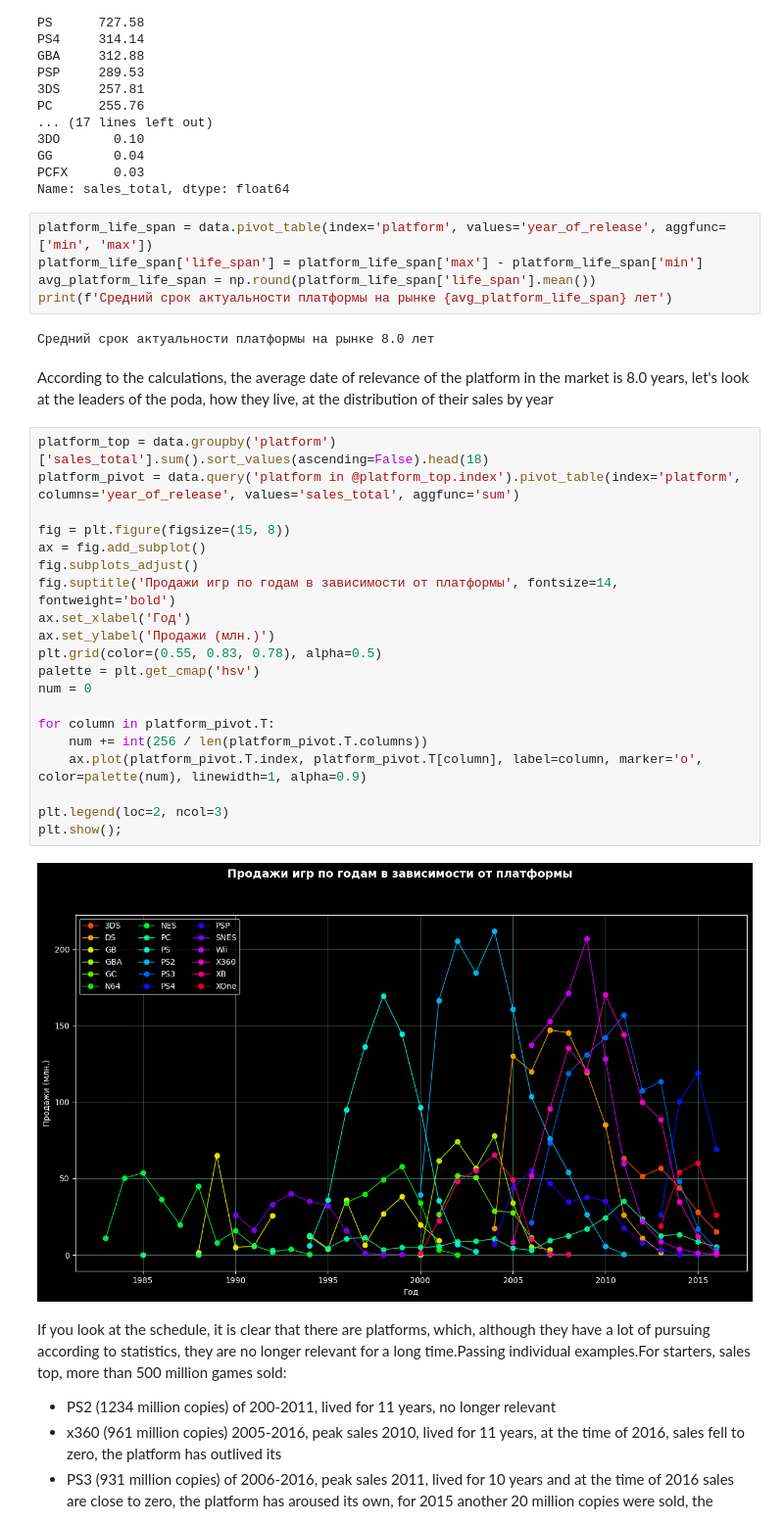
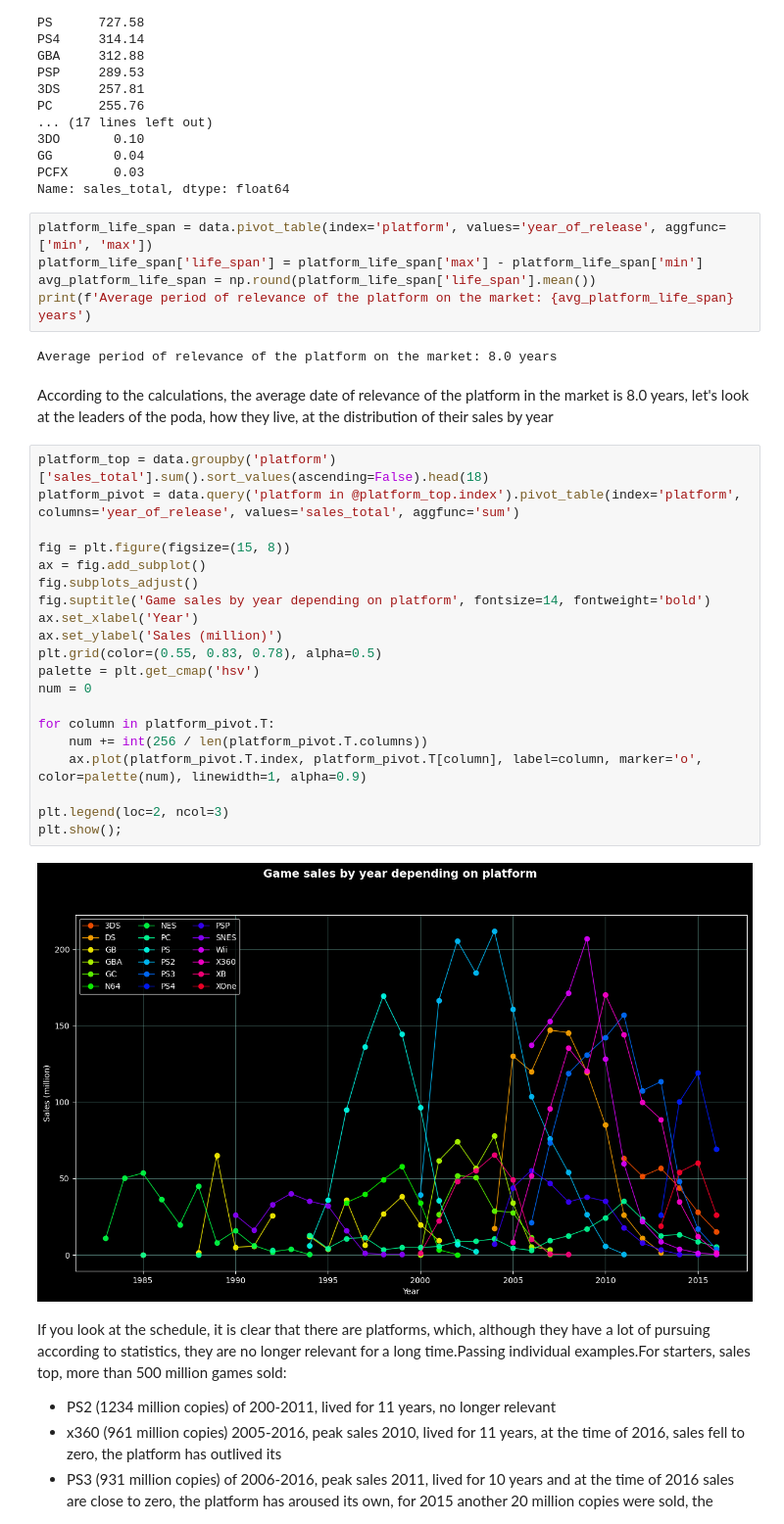
Before and after one commit to PSImera/Yandex.practicum.ds, a Jupyter notebook: Project_sprint_08_sbor1_games/sbor1_games_ENG.ipynb, the cells around one changed output. Shown at 98% size. Saved outputs shown, nothing was run; the diff lists cells and outputs as text.

```diff
--- a/Project_sprint_08_sbor1_games/sbor1_games_ENG.ipynb
+++ b/Project_sprint_08_sbor1_games/sbor1_games_ENG.ipynb
@@ -303,33 +303,33 @@ Name: sales_total, dtype: float64
 platform_life_span = data.pivot_table(index='platform', values='year_of_release', aggfunc=['min', 'max'])
 platform_life_span['life_span'] = platform_life_span['max'] - platform_life_span['min']
 avg_platform_life_span = np.round(platform_life_span['life_span'].mean())
-print(f'Средний срок актуальности платформы на рынке {avg_platform_life_span} лет')
+print(f'Average period of relevance of the platform on the market: {avg_platform_life_span} years')
 # %% [output]
-Средний срок актуальности платформы на рынке 8.0 лет
+Average period of relevance of the platform on the market: 8.0 years
 # %% [markdown]
 According to the calculations, the average date of relevance of the platform in the market is 8.0 years, let's look at the leaders of the poda, how they live, at the distribution of their sales by year
 # %%
 platform_top = data.groupby('platform')['sales_total'].sum().sort_values(ascending=False).head(18)
 platform_pivot = data.query('platform in @platform_top.index').pivot_table(index='platform', columns='year_of_release', values='sales_total', aggfunc='sum')
 
 fig = plt.figure(figsize=(15, 8))
 ax = fig.add_subplot()
 fig.subplots_adjust()
-fig.suptitle('Продажи игр по годам в зависимости от платформы', fontsize=14, fontweight='bold')
-ax.set_xlabel('Год')
-ax.set_ylabel('Продажи (млн.)')
+fig.suptitle('Game sales by year depending on platform', fontsize=14, fontweight='bold')
+ax.set_xlabel('Year')
+ax.set_ylabel('Sales (million)')
 plt.grid(color=(0.55, 0.83, 0.78), alpha=0.5)
 palette = plt.get_cmap('hsv')
 num = 0
 
 for column in platform_pivot.T:
     num += int(256 / len(platform_pivot.T.columns))
     ax.plot(platform_pivot.T.index, platform_pivot.T[column], label=column, marker='o', color=palette(num), linewidth=1, alpha=0.9)
 
 plt.legend(loc=2, ncol=3)
 plt.show();
 # %% [output]
-[figure, old version]
+[figure, new version]
 # %% [markdown]
 If you look at the schedule, it is clear that there are platforms, which, although they have a lot of pursuing according to statistics, they are no longer relevant for a long time.Passing individual examples.For starters, sales top, more than 500 million games sold:
 
```
Also changed, not shown: parts of 26 cells of this notebook, 1 other file.
